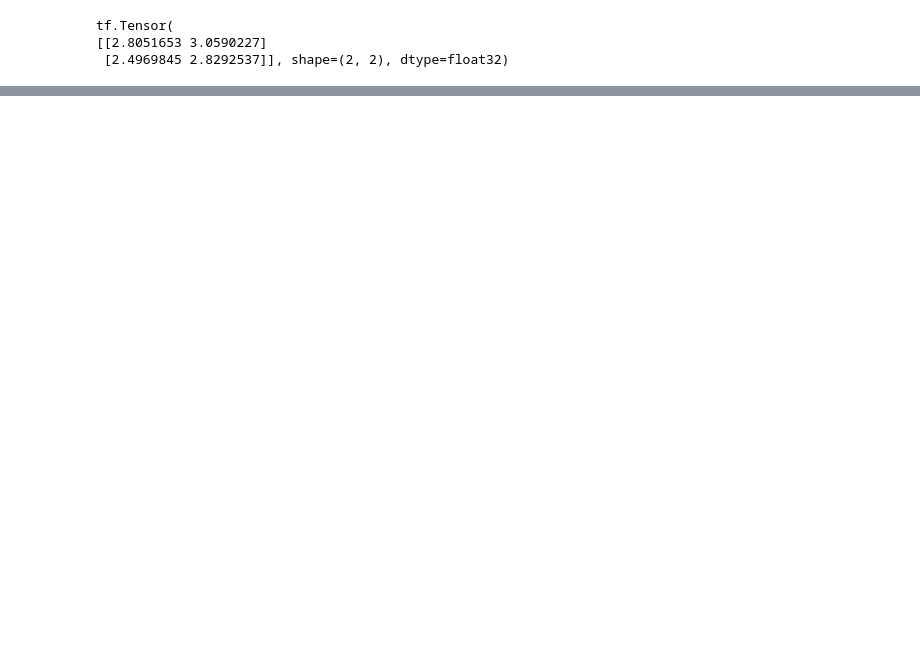
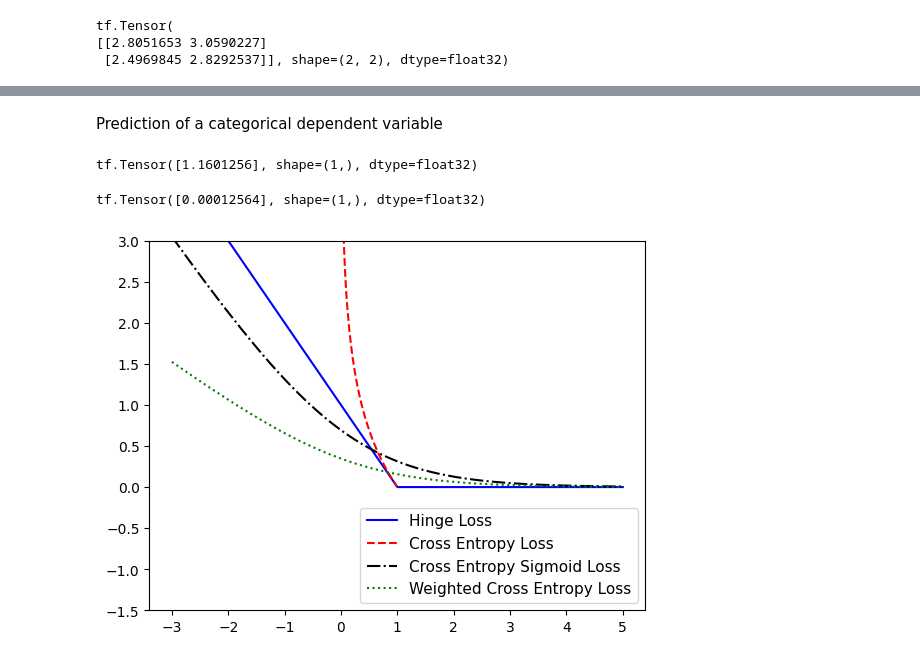
Before and after one commit to minimartzz/tensorflow-cookbook, a Jupyter notebook: ch2 tensorflow way/tensorflow-way.ipynb, the cells around one changed output, grey strips where cells are left out. Saved outputs shown, nothing was run; the diff lists cells and outputs as text; code cells hidden in the pictures; blank space fills up the shorter version.

```diff
--- a/ch2 tensorflow way/tensorflow-way.ipynb
+++ b/ch2 tensorflow way/tensorflow-way.ipynb
@@ -202,0 +285,2 @@ tf.Tensor(
+# %% [markdown]
+Prediction of a categorical dependent variable
@@ -202,0 +290,62 @@ tf.Tensor(
+# %%
+def hinge(y_true, y_pred):
+  return tf.maximum(0., 1. - tf.multiply(y_true, y_pred))
+# %%
+def xentropy(y_true, y_pred):
+  return (-tf.multiply(y_true, tf.math.log(y_pred)) - tf.multiply((1. - y_true), tf.math.log(1. - y_pred)))
+# %%
+def sigmoid_xentropy(y_true, y_pred):
+  return tf.nn.sigmoid_cross_entropy_with_logits(
+    labels=y_true,
+    logits=y_pred
+  )
+# %%
+def weighted_xentropy(y_true, y_pred):
+  weight = tf.constant(0.5)
+  return tf.nn.weighted_cross_entropy_with_logits(
+    labels=y_true,
+    logits=y_pred,
+    pos_weight=weight
+  )
+# %%
+def softmax_xentropy(y_true, y_pred):
+  return tf.nn.softmax_cross_entropy_with_logits(labels=y_true, logits=y_pred)
+
+unscaled_logits = tf.constant([[1., -3., 10.]])
+target_distribution = tf.constant([[0.1, 0.02, 0.88]])
+print(softmax_xentropy(y_true=target_distribution, y_pred=unscaled_logits))
+# %% [output]
+tf.Tensor([1.1601256], shape=(1,), dtype=float32)
+# %%
+def sparse_xentropy(y_true, y_pred):
+  return tf.nn.sparse_softmax_cross_entropy_with_logits(
+    labels=y_true,
+    logits=y_pred,
+  )
+
+unscaled_logits = tf.constant([[1., -3., 10.]])
+sparse_target_dist = tf.constant([2])
+print(sparse_xentropy(y_true=sparse_target_dist, y_pred=unscaled_logits))
+# %% [output]
+tf.Tensor([0.00012564], shape=(1,), dtype=float32)
+# %%
+# Plotted on a graph to describe the shape of each function
+funcs = [
+  (hinge, 'b-', 'Hinge Loss'),
+  (xentropy, 'r--', 'Cross Entropy Loss'),
+  (sigmoid_xentropy, 'k-.', 'Cross Entropy Sigmoid Loss'),
+  (weighted_xentropy, 'g:', 'Weighted Cross Entropy Loss')
+]
+
+for func, line_type, func_name in funcs:
+  plt.plot(
+    x_vals,
+    func(y_true=target, y_pred=x_vals),
+    line_type,
+    label=func_name
+  )
+plt.ylim(-1.5, 3)
+plt.legend(loc='lower right', prop={'size': 11})
+plt.show()
+# %% [output]
+[figure, added]
```
Also changed, not shown: parts of 23 cells of this notebook.
